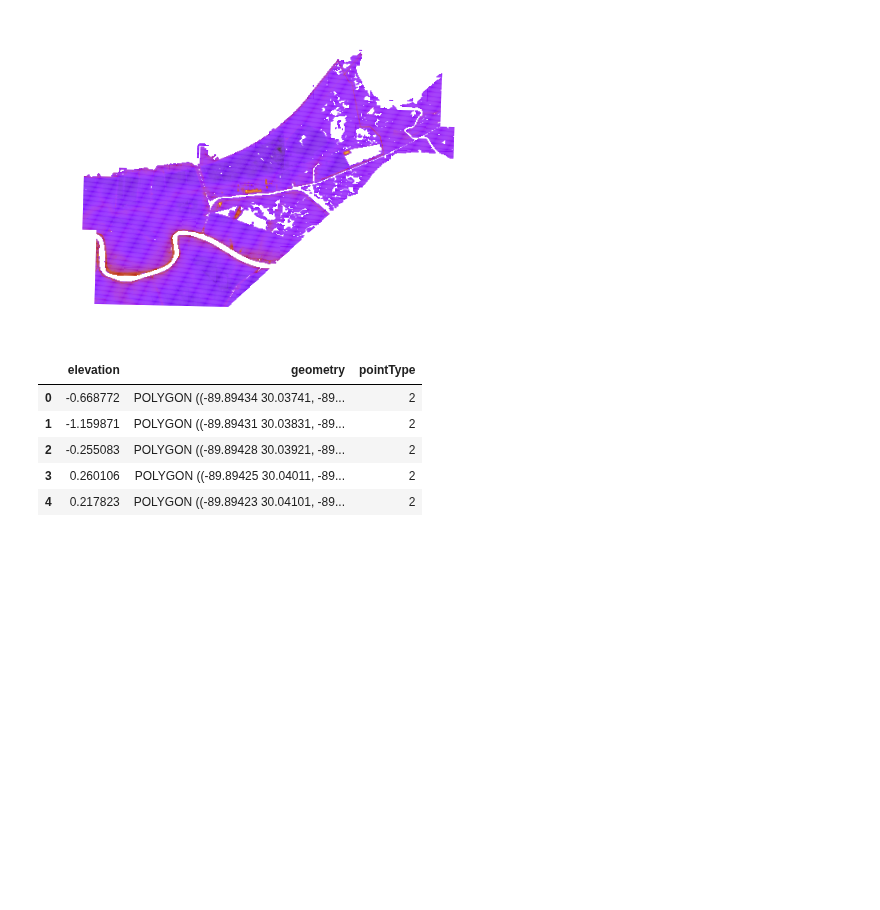
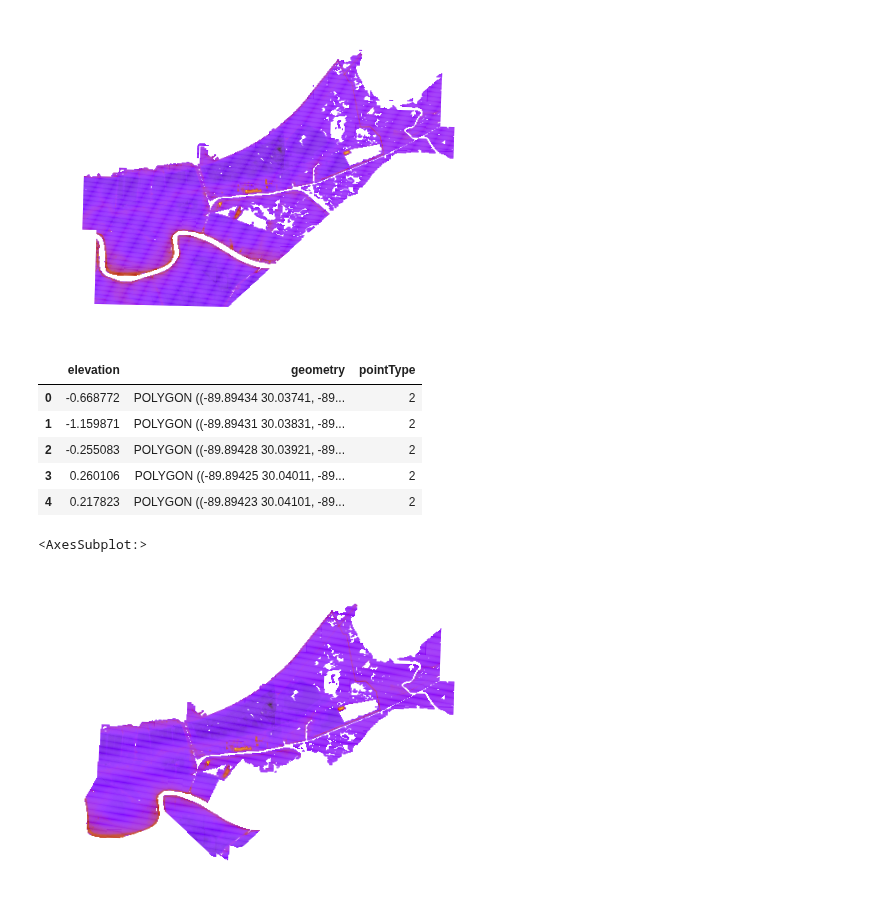
Before and after one commit to GarysCorner/NewOrleansElevation, a Jupyter notebook: DataPreProcessing.ipynb, the cells around one changed output. Cells and saved outputs as stored; diff of their text form; code cells hidden in the pictures; blank space fills up the shorter version.

Commit message:
Added coloumn for intersects with new orleans neighborhoods

```diff
--- a/DataPreProcessing.ipynb
+++ b/DataPreProcessing.ipynb
@@ -307,3 +307,13 @@ processedData.head()
 | 2 | -0.255083 | POLYGON ((-89.89428 30.03921, -89... | 2 |
 | 3 | 0.260106 | POLYGON ((-89.89425 30.04011, -89... | 2 |
 | 4 | 0.217823 | POLYGON ((-89.89423 30.04101, -89... | 2 |
+# %%
+%%time
+newOrleansCity = unary_union(neighborhoodDf['geometry'])
+# %%
+intersectsCity = processedData.intersects(newOrleansCity)
+# %%
+gplt.choropleth(processedData[intersectsCity], hue='elevation', edgecolor=(1,0,0,0), cmap='gnuplot')
+# %% [output]
+<AxesSubplot:>
+[figure, added]
```
Also changed, not shown: parts of 4 cells of this notebook, 1 other file.
